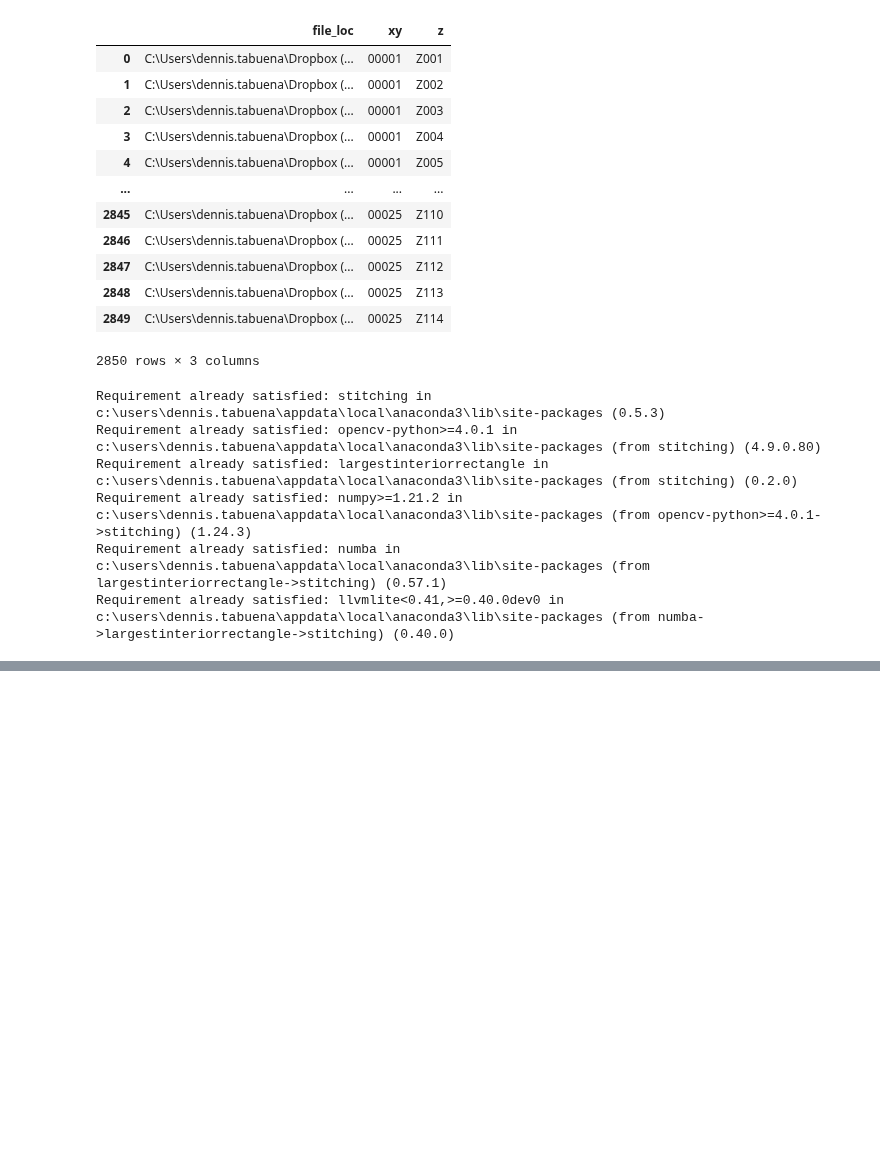
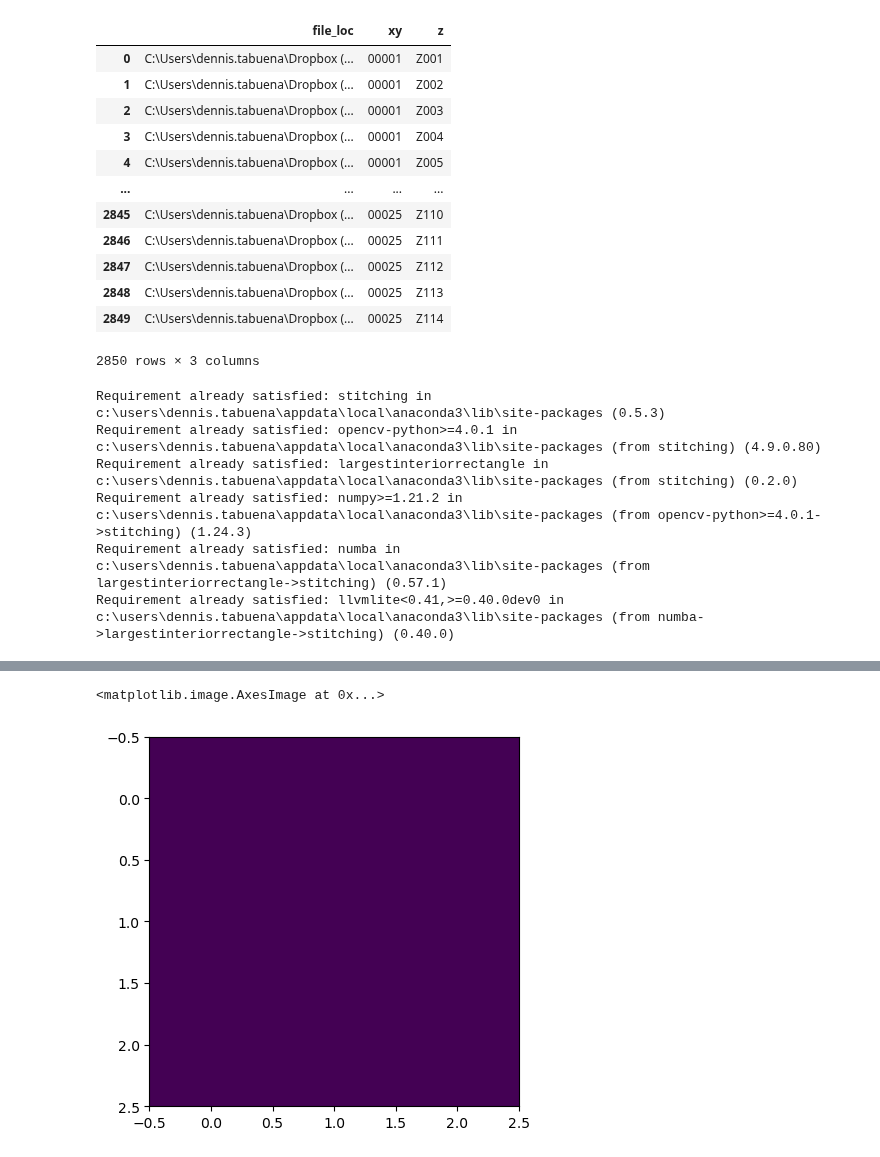
Before and after one commit to dtabuena/Workshop, a Jupyter notebook: Image/Test_Stitch.ipynb, the cells around one changed output, grey strips where cells are left out. Drawn from its saved outputs; the diff is of its cells as text; code cells hidden in the pictures; blank space fills up the shorter version.

```diff
--- a/Image/Test_Stitch.ipynb
+++ b/Image/Test_Stitch.ipynb
@@ -327,9 +307,13 @@ array(['C:\\Users\\dennis.tabuena\\Dropbox (Gladstone)\\0_Projects\\_Hyper+Crisp
 # ax[0].imshow(panorama)
 # ax[1].imshow(stack_snake(subset,row_n=5))
 # %%
-def aff_stitch_og_size(my_images,img_paths,r,c=None):
+def aff_stitch_og_size(my_images,img_paths,r,c=None,order=None):
+    results = {}
+    results['stitched'] = np.ones([3,3])
+
     from stitching.images import Images
     from stitching import AffineStitcher
+
 
     images = Images.of(list(img_paths))
     medium_imgs = list(images.resize(Images.Resolution.FINAL))
@@ -338,15 +322,21 @@ def aff_stitch_og_size(my_images,img_paths,r,c=None):
 
 
     """ INIT Stitcher """
-    settings = { "confidence_threshold": 1.2,"low_megapix":.7,'medium_megapix':.7}
+    settings = { "confidence_threshold": 1.2}
     aff_stitcher = AffineStitcher(**settings)
 
 
     """ Feature Detection """
     features = aff_stitcher.find_features(my_images)
+    results['features']=features
+    num_feats = [len(f.keypoints) for f in results['features']]
+    fewest_points = np.min(num_feats)
+    results['fewest_points']=fewest_points
+    if fewest_points < 25:
+        return results
     ##
-    fig,ax=plt.subplots(5,5,figsize=(8,8))
-    ax = ax.flatten()
+    # fig,ax=plt.subplots(5,5,figsize=(3,3))
+    # ax = ax.flatten()
     # for i,(img,feat) in enumerate(zip(my_images,features)):
     #     img_h = img.copy()
     #     # img_h[:,:,2] = plus_mask(img,n=.35)*255
@@ -356,9 +346,11 @@ def aff_stitch_og_size(my_images,img_paths,r,c=None):
     #     for k in feat.keypoints:
     #         ax[order[i]].scatter(k.pt[0],k.pt[1],s=1,color='m')
     #         ax[order[i]].set_title(i)
+    # plt.show()
 
     """ Matching """
     matches = aff_stitcher.match_features(features)
+    results['matches']=matches
     conf_mat = aff_stitcher.matcher.get_confidence_matrix(matches)
     conf_mat[conf_mat==0]=np.nan
     indicies = aff_stitcher.subsetter.get_indices_to_keep(features,matches)
@@ -374,6 +366,8 @@ def aff_stitch_og_size(my_images,img_paths,r,c=None):
     cameras = aff_stitcher.camera_estimator.estimate(features, matches)
     cameras = aff_stitcher.camera_adjuster.adjust(features, matches, cameras)
     cameras = aff_stitcher.wave_corrector.correct(cameras)
+    aff_stitcher.warper.set_scale(cameras)
+    results['cameras']=cameras
 
     final_sizes = images.get_scaled_img_sizes(Images.Resolution.FINAL)
     camera_aspect = images.get_ratio(Images.Resolution.FINAL, Images.Resolution.FINAL)
@@ -381,43 +375,65 @@ def aff_stitch_og_size(my_images,img_paths,r,c=None):
     warped_final_imgs = list(aff_stitcher.warper.warp_images(final_imgs, cameras, camera_aspect))
     warped_final_masks = list(aff_stitcher.warper.create_and_warp_masks(final_sizes, cameras, camera_aspect))
     final_corners, final_sizes = aff_stitcher.warper.warp_rois(final_sizes, cameras, camera_aspect)
     ##
     # fig,ax=plt.subplots(5,5,figsize=(8,8))
     # ax = ax.flatten()
     # for i,img in enumerate(warped_final_imgs):
     #     ax[order[i]].imshow(img)
     #     # ax[order[i]].set_xticks([])
     #     # ax[order[i]].set_yticks([])
     #     ax[order[i]].set_title(i)
 
 
-    """ Cropping """
-    lir_aspect = images.get_ratio(Images.Resolution.FINAL, Images.Resolution.FINAL)  # since lir was obtained on low imgs
-    cropped_final_masks = list(cropper.crop_images(warped_final_masks, lir_aspect))
-    cropped_final_imgs = list(cropper.crop_images(warped_final_imgs, lir_aspect))
-    final_corners, final_sizes = cropper.crop_rois(final_corners, final_sizes, lir_aspect)
+    # """ Cropping """
+    cropped_final_imgs = warped_final_imgs
+    cropped_final_masks = warped_final_masks
+    # , final_corners, final_sizes
+
+    # cropper = aff_stitcher.cropper
+    # mask = cropper.estimate_panorama_mask(warped_final_imgs, warped_final_masks, final_corners, final_sizes)
+    # lir = cropper.estimate_largest_interior_rectangle(mask)
+
+
+    # final_corners = cropper.get_zero_center_corners(final_corners)
+    # rectangles = cropper.get_rectangles(final_corners, final_sizes)
+    # overlap = cropper.get_overlap(rectangles[1], lir)
+    # intersection = cropper.get_intersection(rectangles[1], overlap)
+
+    # cropper.prepare(warped_final_imgs, warped_final_masks, final_corners, final_sizes)
+
+    # lir_aspect = images.get_ratio(Images.Resolution.FINAL, Images.Resolution.FINAL)  # since lir was obtained on low imgs
+    # cropped_final_masks = list(cropper.crop_images(warped_final_masks, lir_aspect))
+    # cropped_final_imgs = list(cropper.crop_images(warped_final_imgs, lir_aspect))
+    # final_corners, final_sizes = cropper.crop_rois(final_corners, final_sizes, lir_aspect)
 
     """ Seams """
     seam_finder = aff_stitcher.seam_finder
     seam_masks = seam_finder.find(cropped_final_imgs, final_corners, cropped_final_masks)
-    seam_masks_plots = [SeamFinder.draw_seam_mask(img, seam_mask) for img, seam_mask in zip(cropped_final_imgs, seam_masks)]
+    seam_masks_plots = [seam_finder.draw_seam_mask(img, seam_mask) for img, seam_mask in zip(cropped_final_imgs, seam_masks)]
 
     """ Exposure Comp """
     compensator = aff_stitcher.compensator
-    compensator.feed(low_corners, cropped_final_imgs, cropped_final_masks)
+    compensator.feed(final_corners, cropped_final_imgs, cropped_final_masks)
     compensated_imgs = [compensator.apply(idx, corner, img, mask)
                         for idx, (img, mask, corner)
                         in enumerate(zip(cropped_final_imgs, cropped_final_masks, final_corners))]
 
     """ Blend """
     blender = aff_stitcher.blender
     blender.prepare(final_corners, final_sizes)
     for img, mask, corner in zip(compensated_imgs, seam_masks, final_corners):
         blender.feed(img, mask, corner)
-    panorama, _ = blender.blend()
+    stitched, _ = blender.blend()
+    results['stitched']=stitched
+    return results
 
-    return panorama, cameras
-# stitched_plane, z_cams = aff_stitch_og_size(subset,single_plane_images,r=5)
+
+results= aff_stitch_og_size(z_plane_image_data,z_plane_image_paths,r=5,order=order)
+plt.imshow(results['stitched'])
+# %% [output]
+<matplotlib.image.AxesImage at 0x...>
+[figure, added]
 # %%
 from tqdm import tqdm
 # %%
```
Also changed, not shown: parts of 3 cells of this notebook.
